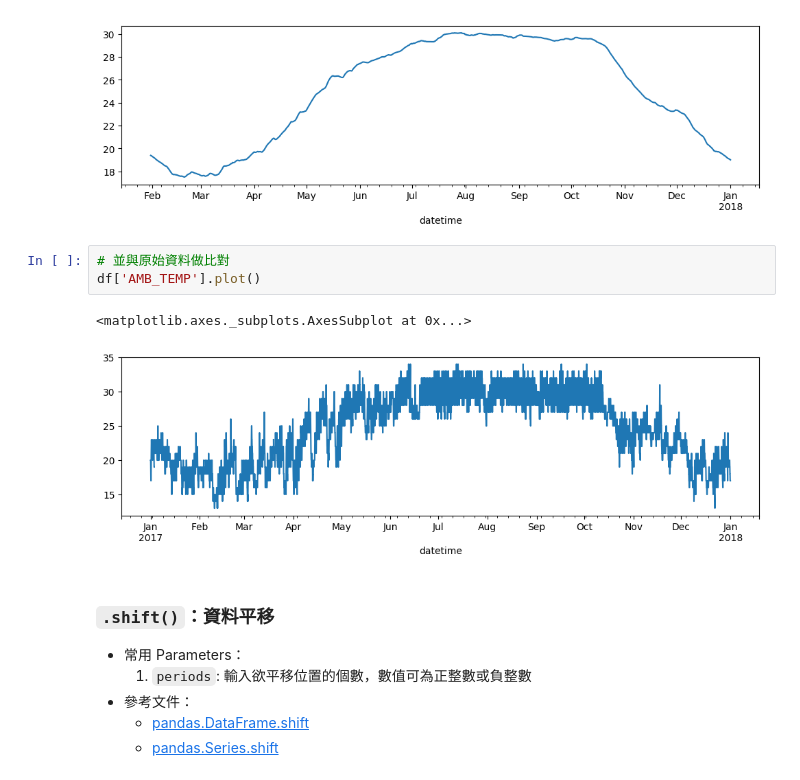
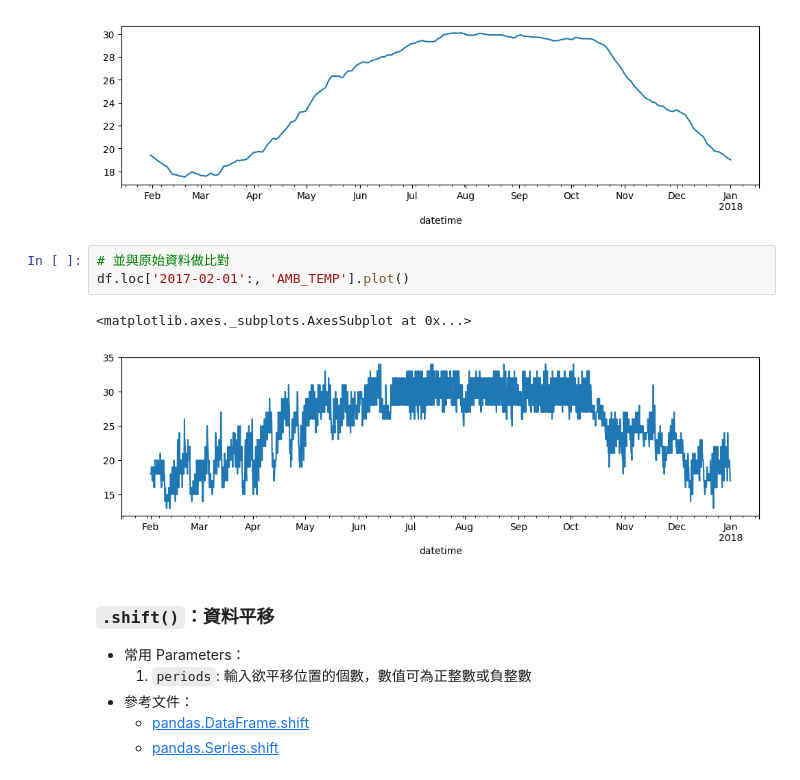
Before and after one commit to VioletVivirand/pandas-tutorial, a Jupyter notebook: Tutorials/Chapter 9 - Feature Engineering.ipynb, the cells around one changed output. Saved outputs shown, nothing was run; the diff lists cells and outputs as text.

```diff
--- a/Tutorials/Chapter 9 - Feature Engineering.ipynb
+++ b/Tutorials/Chapter 9 - Feature Engineering.ipynb
@@ -204,10 +204,10 @@ df['AMB_TEMP'].fillna(method='bfill').rolling(720).mean().plot()
 [figure]
 # %%
 # 並與原始資料做比對
-df['AMB_TEMP'].plot()
+df.loc['2017-02-01':, 'AMB_TEMP'].plot()
 # %% [output]
 <matplotlib.axes._subplots.AxesSubplot at 0x...>
-[figure, old version]
+[figure, new version]
 # %% [markdown]
 ### `.shift()`：資料平移
 
```
Also changed, not shown: parts of 1 cell of this notebook.
